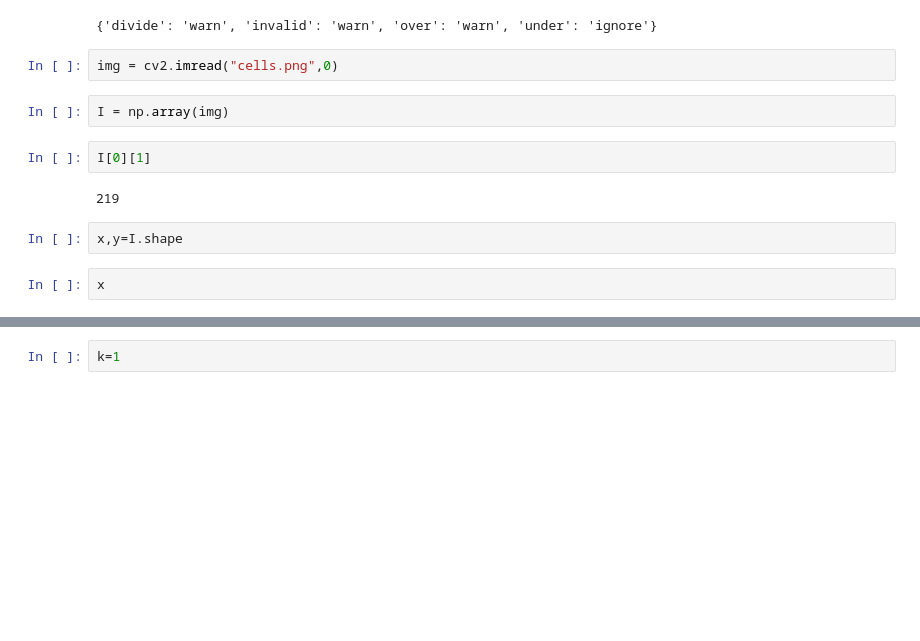
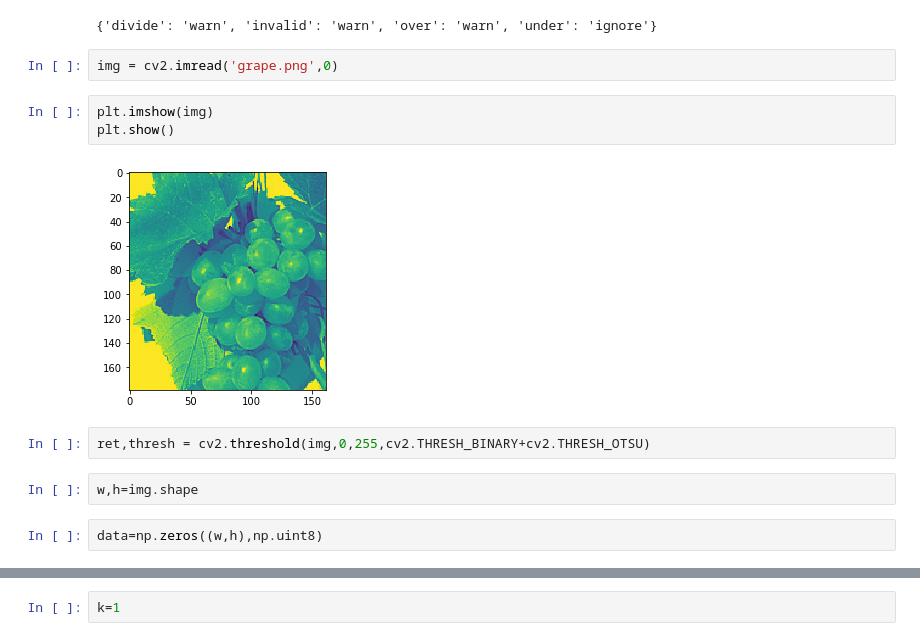
Before and after one commit to Suchismitha-Vedala/IMAGE-PROCESSING-INTERPOLATION, a Jupyter notebook: blob coloring.ipynb, the cells around one changed output, grey strips where cells are left out. Saved outputs shown, nothing was run; the diff lists cells and outputs as text; blank space fills up the shorter version.

```diff
--- a/blob coloring.ipynb
+++ b/blob coloring.ipynb
@@ -6,14 +6,15 @@ np.seterr(divide='ignore', invalid='ignore')
 # %% [output]
 {'divide': 'warn', 'invalid': 'warn', 'over': 'warn', 'under': 'ignore'}
 # %%
-img = cv2.imread("cells.png",0)
+img = cv2.imread('grape.png',0)
-# %%
-I = np.array(img)
-# %%
-I[0][1]
-# %% [output]
-219
-# %%
-x,y=I.shape
-# %%
-x
+# %%
+plt.imshow(img)
+plt.show()
+# %% [output]
+[figure, added]
+# %%
+ret,thresh = cv2.threshold(img,0,255,cv2.THRESH_BINARY+cv2.THRESH_OTSU)
+# %%
+w,h=img.shape
+# %%
+data=np.zeros((w,h),np.uint8)
```
Also changed, not shown: parts of 14 cells of this notebook, 4 other files.
